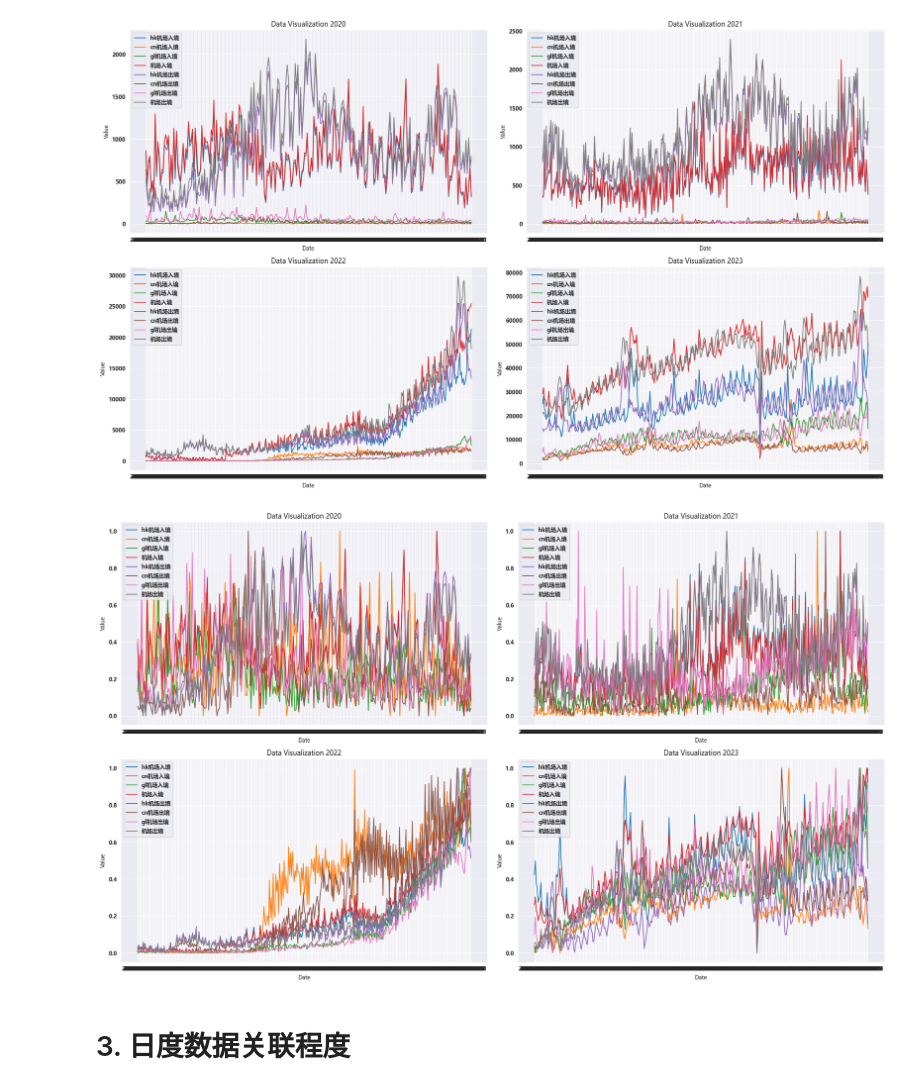
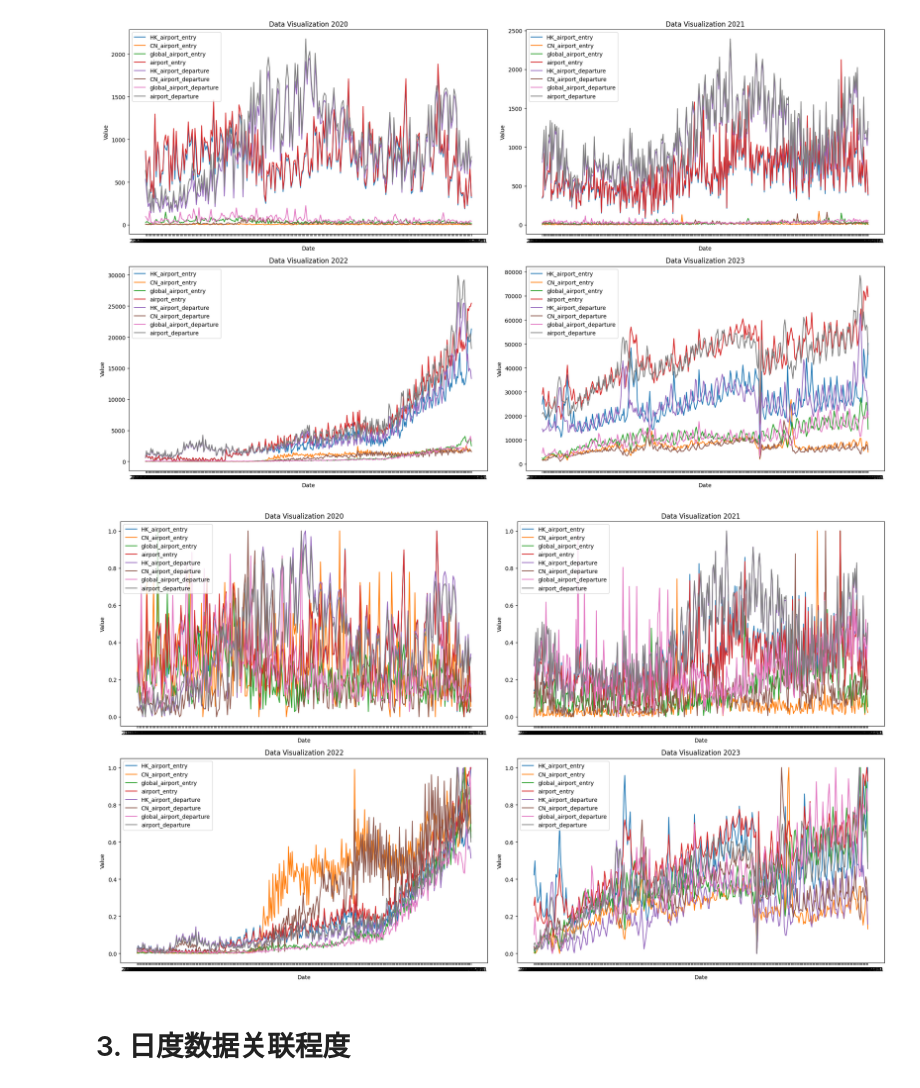
Before and after one commit to jiadol/Travel_Ml, a Jupyter notebook: notebooks/hk_data_preprocess.ipynb, the cells around one changed output. Cells and saved outputs as stored; diff of their text form; code cells hidden in the pictures.

```diff
--- a/notebooks/hk_data_preprocess.ipynb
+++ b/notebooks/hk_data_preprocess.ipynb
@@ -68,12 +82,6 @@ df2020_normalized = normalize_df(df2020)
 df2021_normalized = normalize_df(df2021)
 df2022_normalized = normalize_df(df2022)
 df2023_normalized = normalize_df(df2023)
-# %%
-from matplotlib import font_manager
-
-# fname中选择一个你本机查询出来的字体 若没有中文字体则需要你本人手动安装
-plt.rc("font", family='MicroSoft YaHei', weight="bold")
-plt.rcParams['axes.unicode_minus'] = False  # 解决保存图像时负号'-'显示为方块的问题
 # %%
 import matplotlib.pyplot as plt
 
@@ -84,52 +92,52 @@ fig, axs = plt.subplots(2, 2, figsize=(20, 12))
 # 定义一个小函数来简化代码
 def plot_data(ax, df, title):
     for column in df.columns:
-        if column != '日期':
-            ax.plot(df['日期'], df[column], label=column)
+        if column != "date":
+            ax.plot(df["date"], df[column], label=column)
     ax.legend()
-    ax.set_xlabel('Date')
-    ax.set_ylabel('Value')
+    ax.set_xlabel("Date")
+    ax.set_ylabel("Value")
     ax.set_title(title)
 
 
 # 分别绘制每年的数据
-plot_data(axs[0, 0], df2020, 'Data Visualization 2020')
-plot_data(axs[0, 1], df2021, 'Data Visualization 2021')
-plot_data(axs[1, 0], df2022, 'Data Visualization 2022')
-plot_data(axs[1, 1], df2023, 'Data Visualization 2023')
+plot_data(axs[0, 0], df2020, "Data Visualization 2020")
+plot_data(axs[0, 1], df2021, "Data Visualization 2021")
+plot_data(axs[1, 0], df2022, "Data Visualization 2022")
+plot_data(axs[1, 1], df2023, "Data Visualization 2023")
 
 # 调整子图间距
 plt.tight_layout()
 plt.show()
 # %% [output]
-[figure, old version]
+[figure, new version]
 # %%
 # 绘图代码，使用归一化后的数据
 fig, axs = plt.subplots(2, 2, figsize=(20, 12))
 
 
 # 定义一个小函数来简化代码
 def plot_data(ax, df, title):
     for column in df.columns:
-        if column != '日期':
-            ax.plot(df['日期'], df[column], label=column)
+        if column != "date":
+            ax.plot(df["date"], df[column], label=column)
     ax.legend()
-    ax.set_xlabel('Date')
-    ax.set_ylabel('Value')
+    ax.set_xlabel("Date")
+    ax.set_ylabel("Value")
     ax.set_title(title)
 
 
 # 分别绘制每年的数据
-plot_data(axs[0, 0], df2020_normalized, 'Data Visualization 2020')
-plot_data(axs[0, 1], df2021_normalized, 'Data Visualization 2021')
-plot_data(axs[1, 0], df2022_normalized, 'Data Visualization 2022')
-plot_data(axs[1, 1], df2023_normalized, 'Data Visualization 2023')
+plot_data(axs[0, 0], df2020_normalized, "Data Visualization 2020")
+plot_data(axs[0, 1], df2021_normalized, "Data Visualization 2021")
+plot_data(axs[1, 0], df2022_normalized, "Data Visualization 2022")
+plot_data(axs[1, 1], df2023_normalized, "Data Visualization 2023")
 
 # 调整子图间距
 plt.tight_layout()
 plt.show()
 # %% [output]
-[figure, old version]
+[figure, new version]
 # %%
 import numpy as np
 import pandas as pd
```
Also changed, not shown: parts of 16 cells of this notebook, 1 other file.
